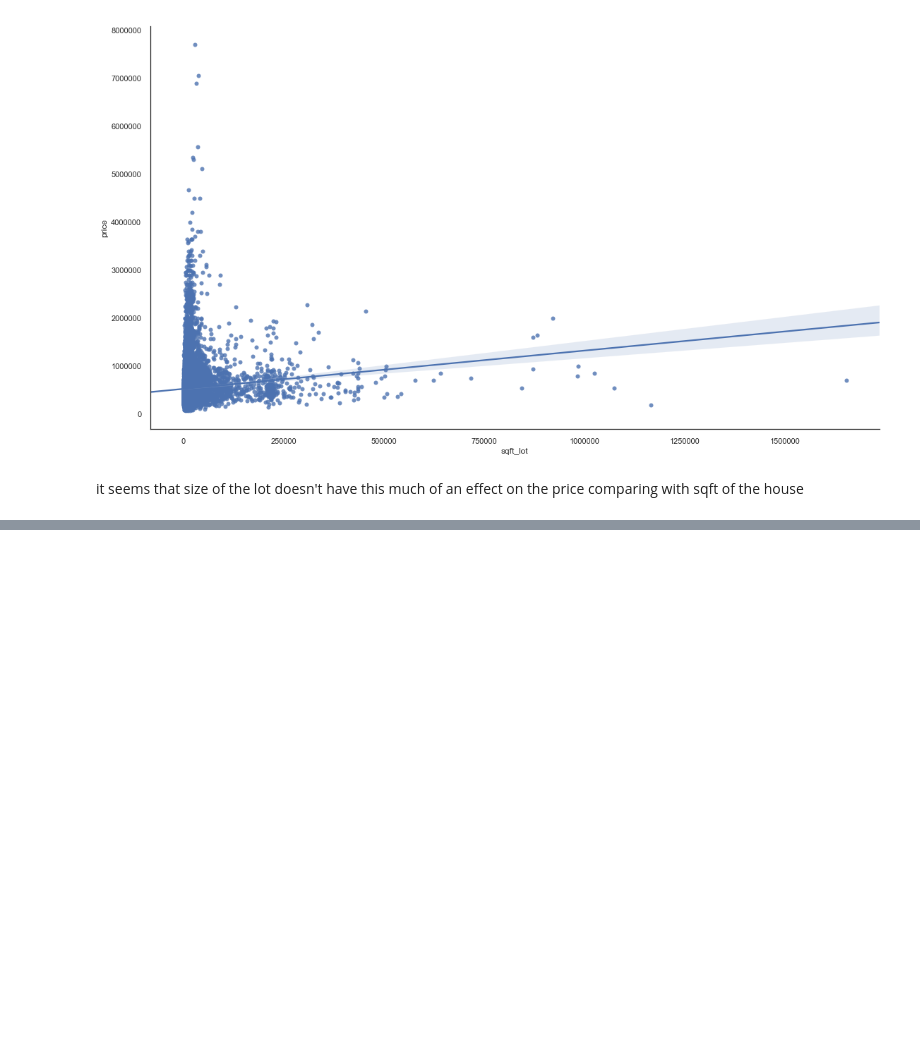
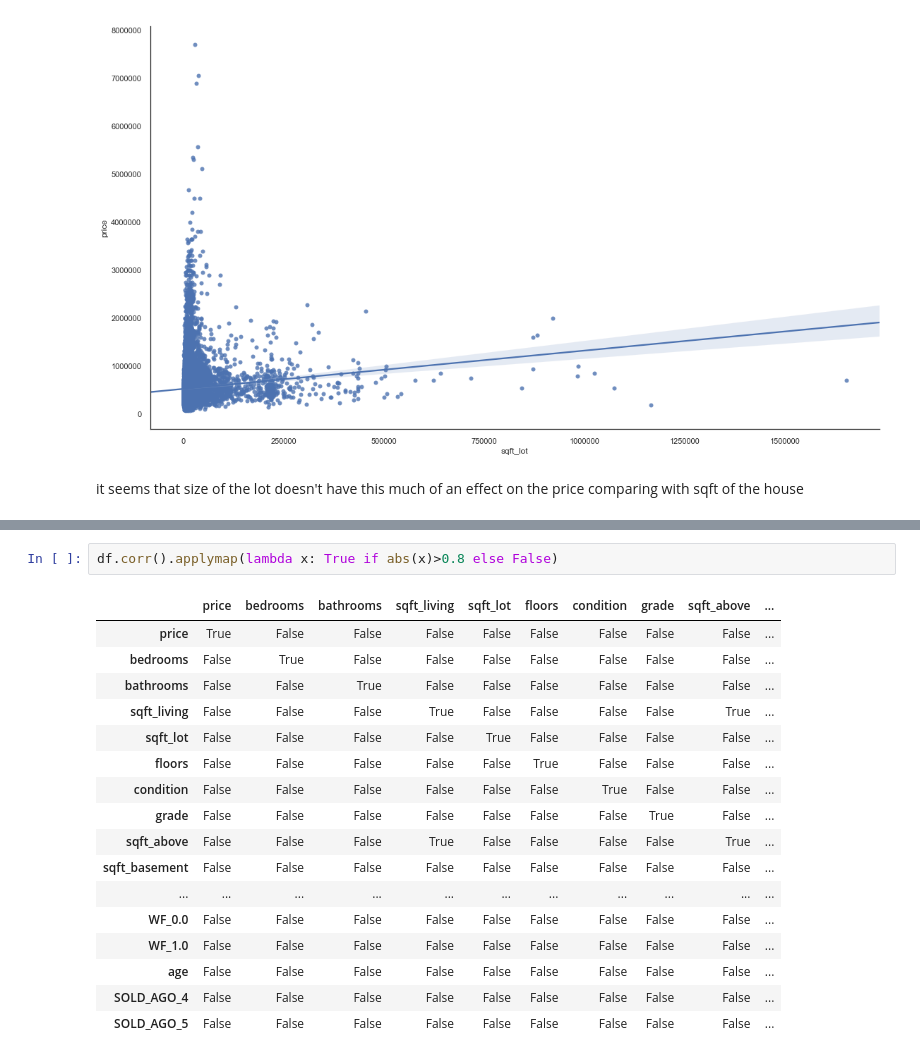
Before and after one commit to AnnaLara/dsc-1-final-project, a Jupyter notebook: draft.ipynb, the cells around one changed output, grey strips where cells are left out. Cells and saved outputs as stored; diff of their text form; blank space fills up the shorter version.

```diff
--- a/draft.ipynb
+++ b/draft.ipynb
@@ -274,0 +408,20 @@ strong multicollinearity or other numerical problems.
+# %%
+df.corr().applymap(lambda x: True if abs(x)>0.8 else False)
+# %% [output]
+|  | price | bedrooms | bathrooms | sqft_living | sqft_lot | floors | condition | grade | sqft_above | ... |
+| price | True | False | False | False | False | False | False | False | False | ... |
+| bedrooms | False | True | False | False | False | False | False | False | False | ... |
+| bathrooms | False | False | True | False | False | False | False | False | False | ... |
+| sqft_living | False | False | False | True | False | False | False | False | True | ... |
+| sqft_lot | False | False | False | False | True | False | False | False | False | ... |
+| floors | False | False | False | False | False | True | False | False | False | ... |
+| condition | False | False | False | False | False | False | True | False | False | ... |
+| grade | False | False | False | False | False | False | False | True | False | ... |
+| sqft_above | False | False | False | True | False | False | False | False | True | ... |
+| sqft_basement | False | False | False | False | False | False | False | False | False | ... |
+| ... | ... | ... | ... | ... | ... | ... | ... | ... | ... | ... |
+| WF_0.0 | False | False | False | False | False | False | False | False | False | ... |
+| WF_1.0 | False | False | False | False | False | False | False | False | False | ... |
+| age | False | False | False | False | False | False | False | False | False | ... |
+| SOLD_AGO_4 | False | False | False | False | False | False | False | False | False | ... |
+| SOLD_AGO_5 | False | False | False | False | False | False | False | False | False | ... |
```
Also changed, not shown: parts of 28 cells of this notebook.
